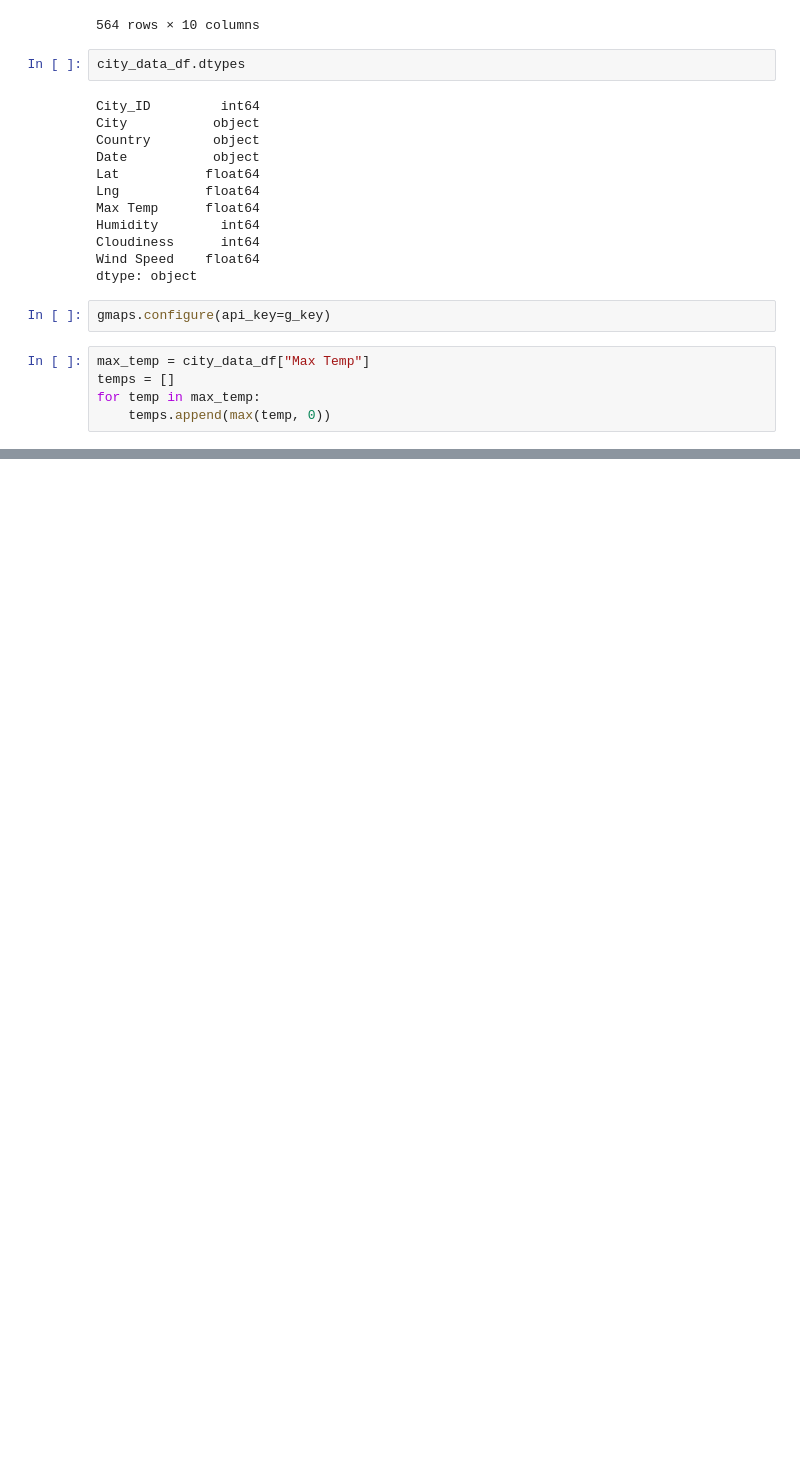
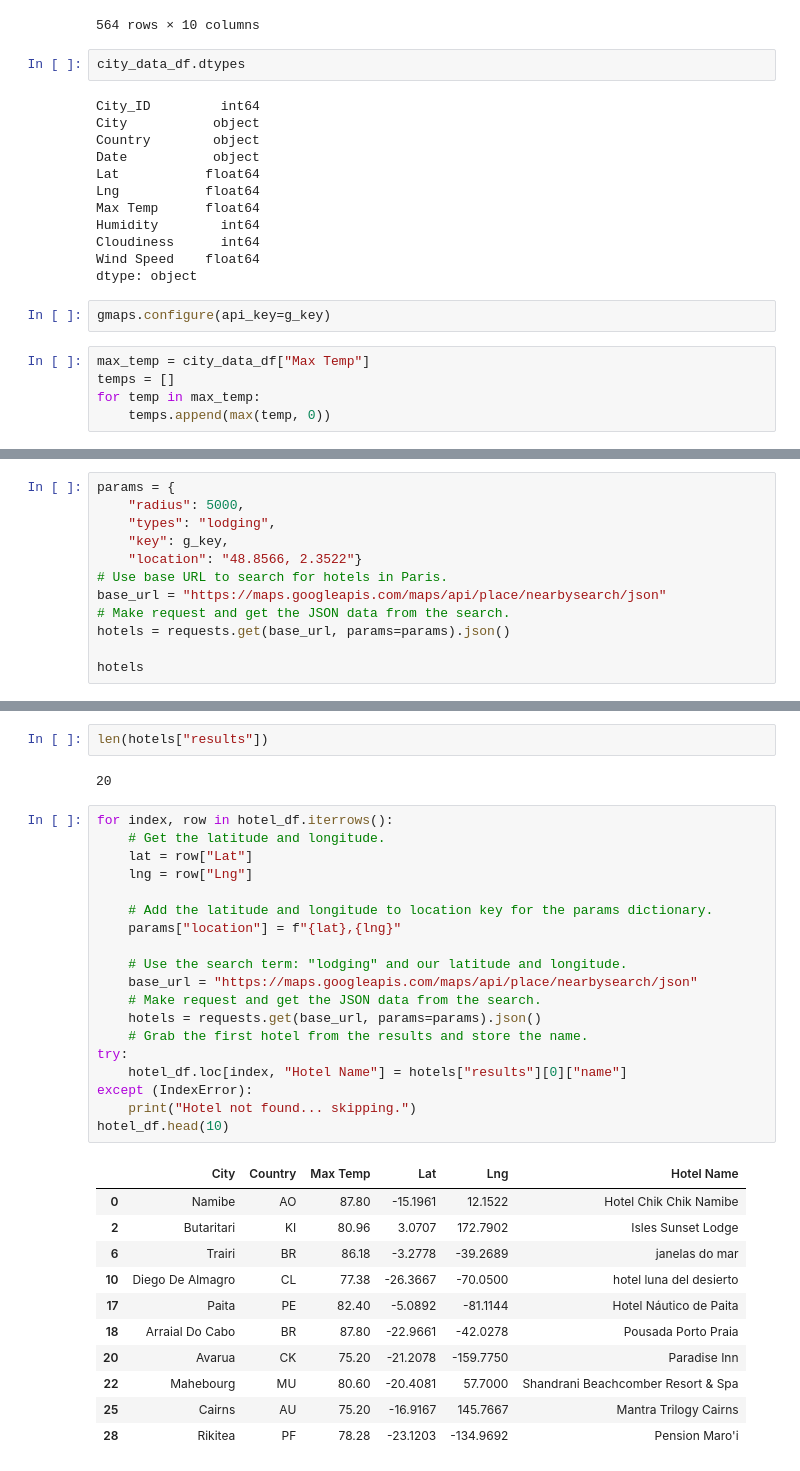
Before and after one commit to JuleahK/World_Weather_Analysis, a Jupyter notebook: VacationPy.ipynb, the cells around one changed output, grey strips where cells are left out. Saved outputs shown, nothing was run; the diff lists cells and outputs as text; blank space fills up the shorter version.

```diff
--- a/VacationPy.ipynb
+++ b/VacationPy.ipynb
@@ -60,0 +152,12 @@ fig
+# %%
+params = {
+    "radius": 5000,
+    "types": "lodging",
+    "key": g_key,
+    "location": "48.8566, 2.3522"}
+# Use base URL to search for hotels in Paris.
+base_url = "https://maps.googleapis.com/maps/api/place/nearbysearch/json"
+# Make request and get the JSON data from the search.
+hotels = requests.get(base_url, params=params).json()
+
+hotels
@@ -60,0 +182,35 @@ fig
+# %%
+len(hotels["results"])
+# %% [output]
+20
+# %%
+for index, row in hotel_df.iterrows():
+    # Get the latitude and longitude.
+    lat = row["Lat"]
+    lng = row["Lng"]
+
+    # Add the latitude and longitude to location key for the params dictionary.
+    params["location"] = f"{lat},{lng}"
+
+    # Use the search term: "lodging" and our latitude and longitude.
+    base_url = "https://maps.googleapis.com/maps/api/place/nearbysearch/json"
+    # Make request and get the JSON data from the search.
+    hotels = requests.get(base_url, params=params).json()
+    # Grab the first hotel from the results and store the name.
+try:
+    hotel_df.loc[index, "Hotel Name"] = hotels["results"][0]["name"]
+except (IndexError):
+    print("Hotel not found... skipping.")
+hotel_df.head(10)
+# %% [output]
+|  | City | Country | Max Temp | Lat | Lng | Hotel Name |
+| 0 | Namibe | AO | 87.80 | -15.1961 | 12.1522 | Hotel Chik Chik Namibe |
+| 2 | Butaritari | KI | 80.96 | 3.0707 | 172.7902 | Isles Sunset Lodge |
+| 6 | Trairi | BR | 86.18 | -3.2778 | -39.2689 | janelas do mar |
+| 10 | Diego De Almagro | CL | 77.38 | -26.3667 | -70.0500 | hotel luna del desierto |
+| 17 | Paita | PE | 82.40 | -5.0892 | -81.1144 | Hotel Náutico de Paita |
+| 18 | Arraial Do Cabo | BR | 87.80 | -22.9661 | -42.0278 | Pousada Porto Praia |
+| 20 | Avarua | CK | 75.20 | -21.2078 | -159.7750 | Paradise Inn |
+| 22 | Mahebourg | MU | 80.60 | -20.4081 | 57.7000 | Shandrani Beachcomber Resort & Spa |
+| 25 | Cairns | AU | 75.20 | -16.9167 | 145.7667 | Mantra Trilogy Cairns |
+| 28 | Rikitea | PF | 78.28 | -23.1203 | -134.9692 | Pension Maro'i |
```
Also changed, not shown: parts of 13 cells of this notebook.
